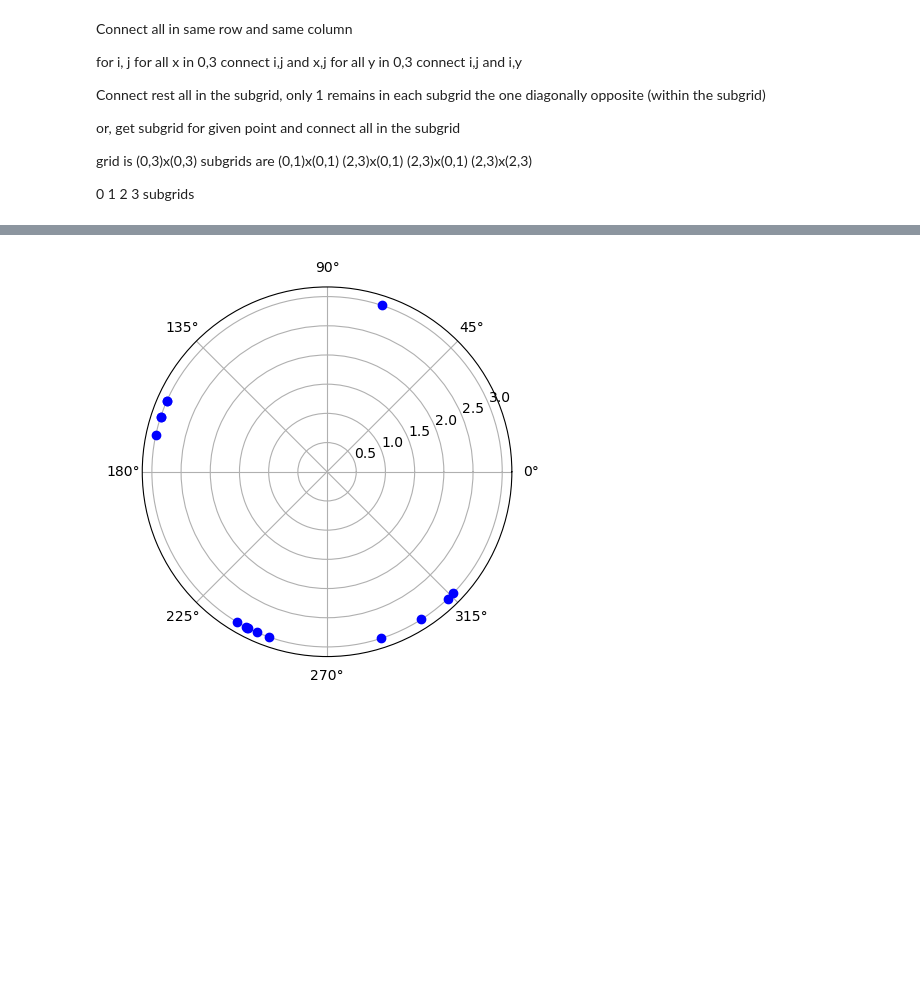
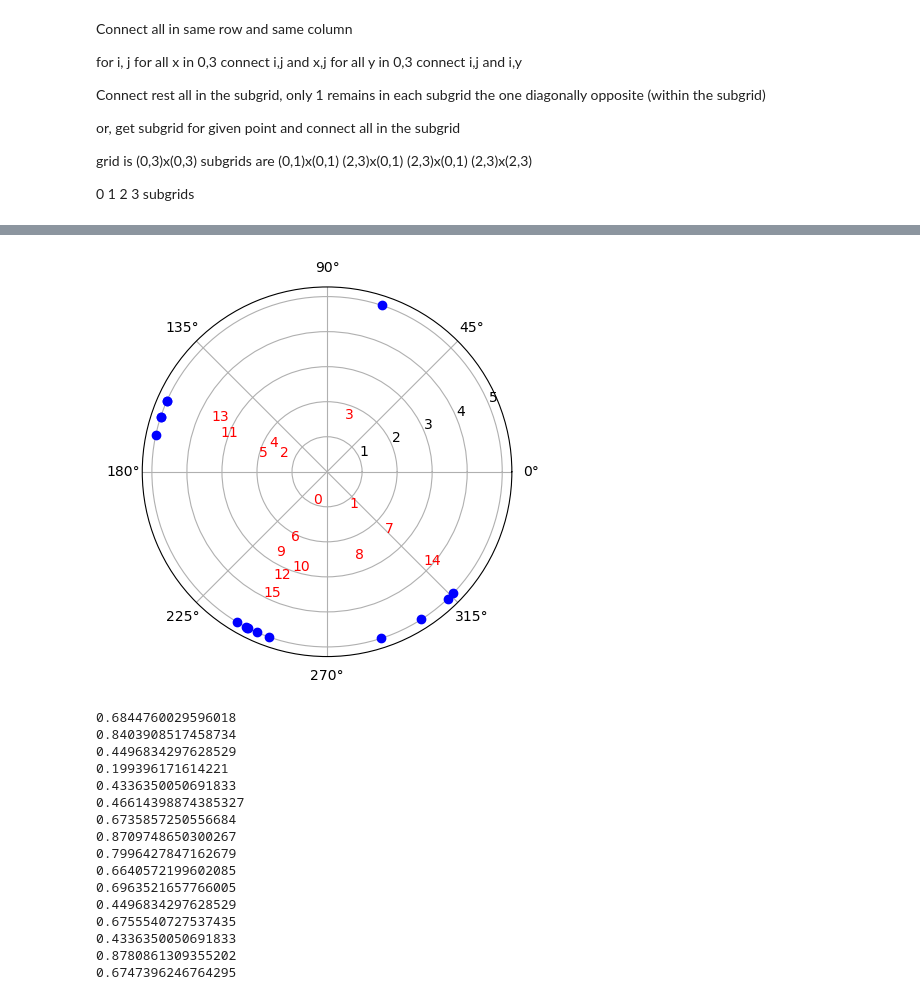
Before and after one commit to ch3rryblossom/sudoku-network, a Jupyter notebook: sudoku.ipynb, the cells around one changed output, grey strips where cells are left out. Cells and saved outputs as stored; diff of their text form; code cells hidden in the pictures; blank space fills up the shorter version.

Commit message:
annotating the polar plot

```diff
--- a/sudoku.ipynb
+++ b/sudoku.ipynb
@@ -160,11 +159,36 @@ M1 = StateMonitor(G1, 'v', record=True)
 Sp1 = SpikeMonitor(G1)
 # %%
 run(500*ms)
+# %%
+alph = 0.2
+t = 4999
+
+for x in range(n):
+	polar(M1.v[x][t] * 2*pi, 5, 'bo')
+	annotate(x, (M1.v[x][t] * 2*pi, linspace(1, 4, n)[x]), color = 'red')
+# num = range(n)
+# for i, txt in enumerate(num):
+#         for x in range(n):
+#                 annotate(txt, (M1.v[x][t] * 2*pi, 2))
+# %% [output]
+[figure, added]
 # %%
-alph = 0.2
-t = 4999
-
 for x in range(n):
-	polar(M1.v[x][t] * 2*pi, 3, 'bo')
+	print(M1.v[x][t])
 # %% [output]
-[figure, removed]
+0.6844760029596018
+0.8403908517458734
+0.4496834297628529
+0.199396171614221
+0.4336350050691833
+0.46614398874385327
+0.6735857250556684
+0.8709748650300267
+0.7996427847162679
+0.6640572199602085
+0.6963521657766005
+0.4496834297628529
+0.6755540727537435
+0.4336350050691833
+0.8780861309355202
+0.6747396246764295
```
Also changed, not shown: parts of 1 cell of this notebook.
